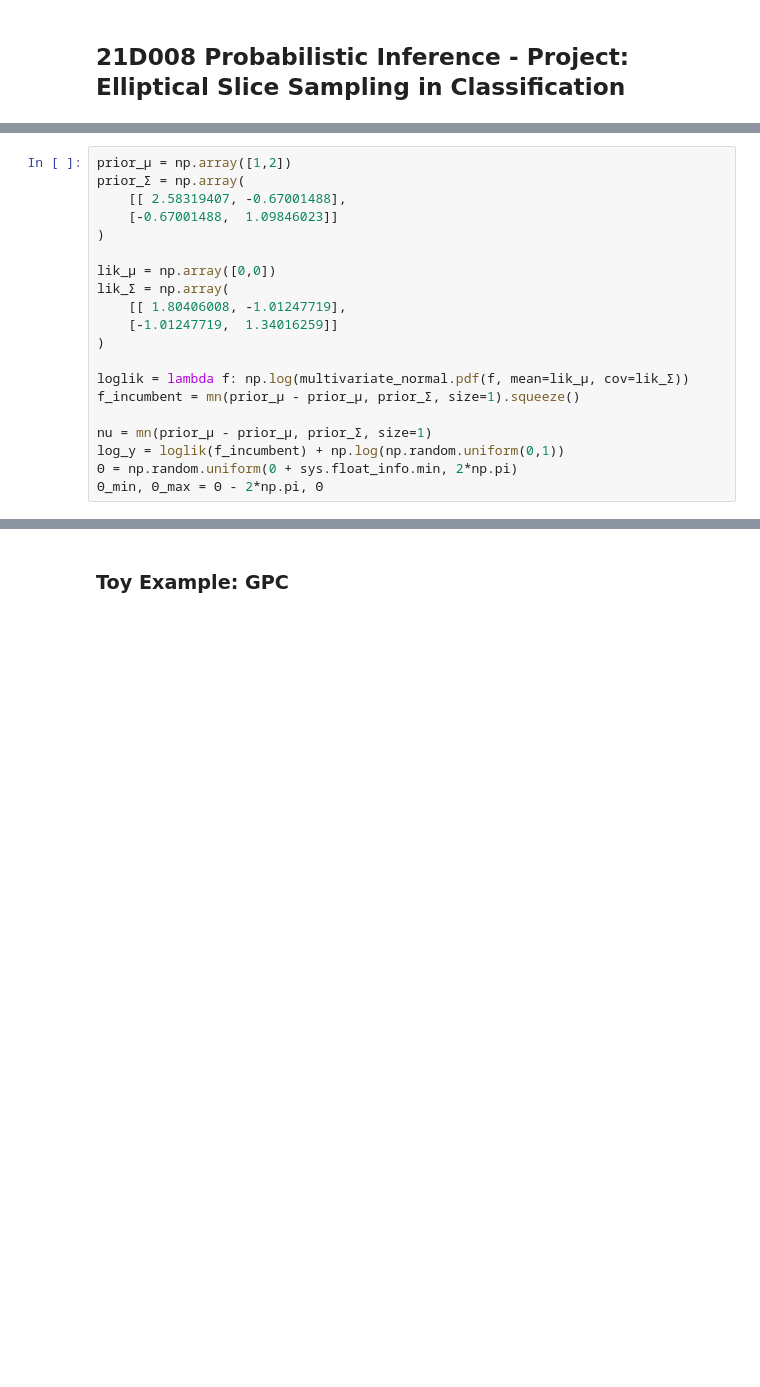
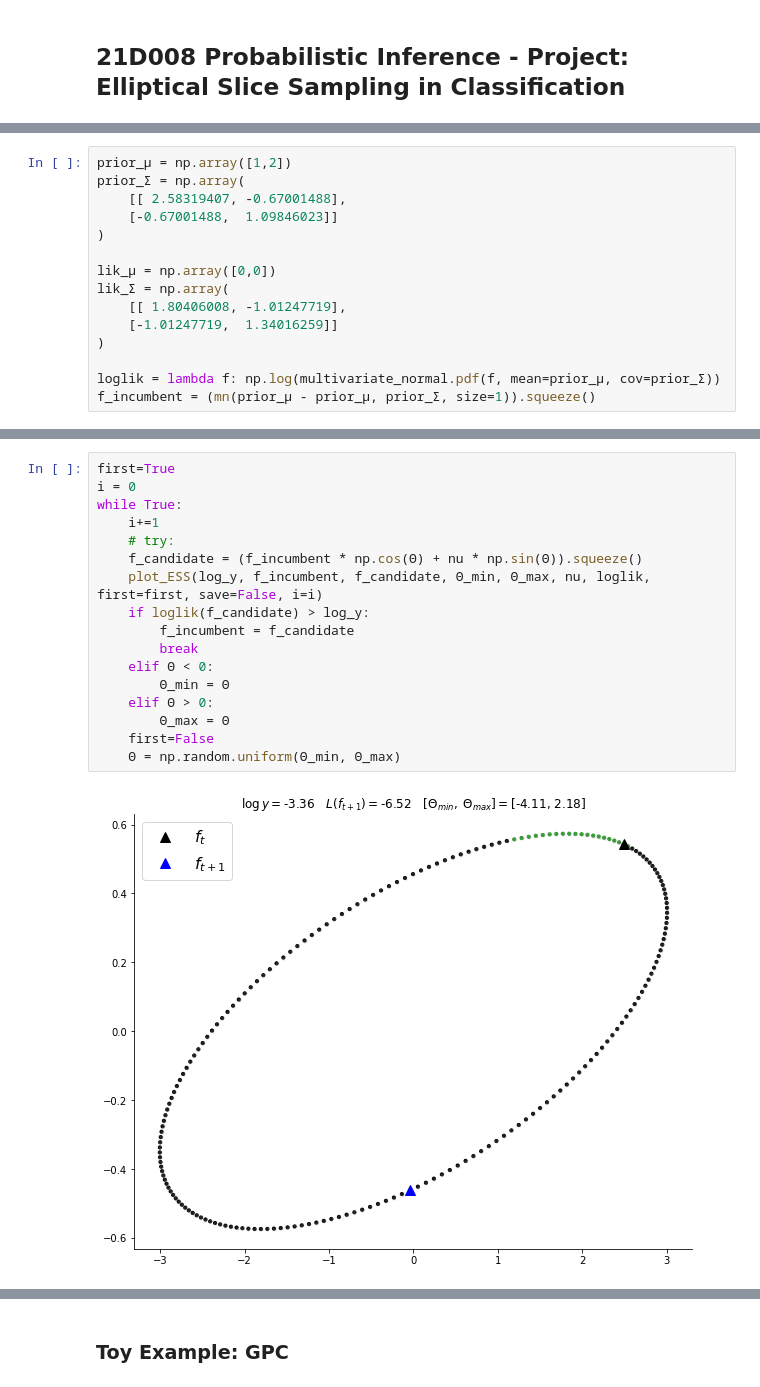
Before and after one commit to clinton0313/GP-Classification-Project, a Jupyter notebook: report.ipynb, the cells around one changed output, grey strips where cells are left out. Saved outputs shown, nothing was run; the diff lists cells and outputs as text; blank space fills up the shorter version.

```diff
--- a/report.ipynb
+++ b/report.ipynb
@@ -30,10 +30,5 @@ lik_Σ = np.array(
     [-1.01247719,  1.34016259]]
 )
 
-loglik = lambda f: np.log(multivariate_normal.pdf(f, mean=lik_µ, cov=lik_Σ))
-f_incumbent = mn(prior_µ - prior_µ, prior_Σ, size=1).squeeze()
-
-nu = mn(prior_µ - prior_µ, prior_Σ, size=1)
-log_y = loglik(f_incumbent) + np.log(np.random.uniform(0,1))
-Θ = np.random.uniform(0 + sys.float_info.min, 2*np.pi)
-Θ_min, Θ_max = Θ - 2*np.pi, Θ
+loglik = lambda f: np.log(multivariate_normal.pdf(f, mean=prior_µ, cov=prior_Σ))
+f_incumbent = (mn(prior_µ - prior_µ, prior_Σ, size=1)).squeeze()
@@ -67,0 +40,19 @@ Text(0.5, 1.0, '$L(f_t)=$-2.24$\\quadL(f_{t+1})=$-2.88$\\quad[Θ_{min},\\;Θ_{ma
+# %%
+first=True
+i = 0
+while True:
+    i+=1
+    # try:
+    f_candidate = (f_incumbent * np.cos(Θ) + nu * np.sin(Θ)).squeeze()
+    plot_ESS(log_y, f_incumbent, f_candidate, Θ_min, Θ_max, nu, loglik, first=first, save=False, i=i)
+    if loglik(f_candidate) > log_y:
+        f_incumbent = f_candidate
+        break
+    elif Θ < 0:
+        Θ_min = Θ
+    elif Θ > 0:
+        Θ_max = Θ
+    first=False
+    Θ = np.random.uniform(Θ_min, Θ_max)
+# %% [output]
+[figure, added]
```
Also changed, not shown: parts of 9 cells of this notebook, 10 other files.
